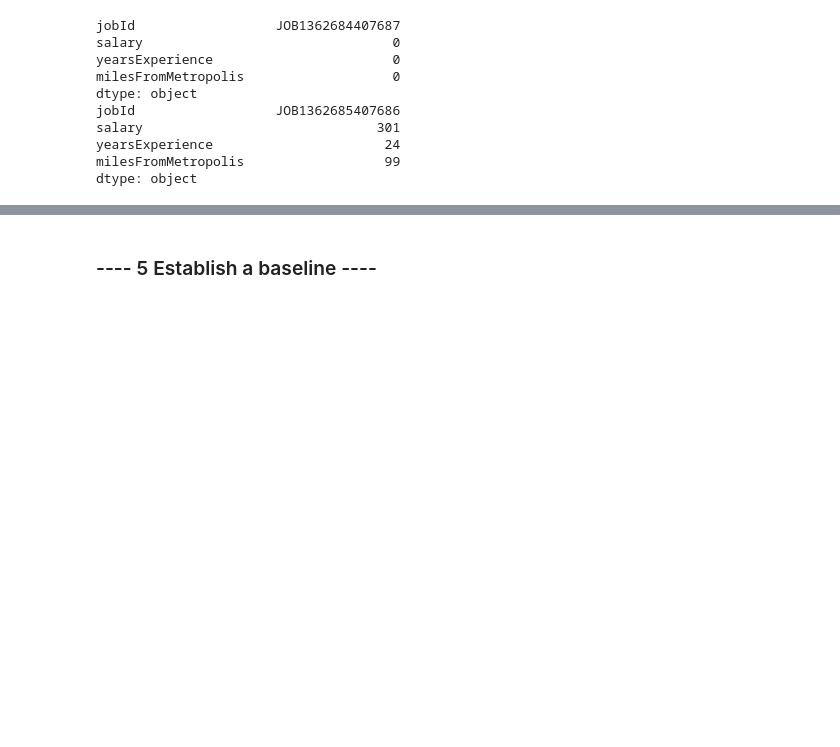
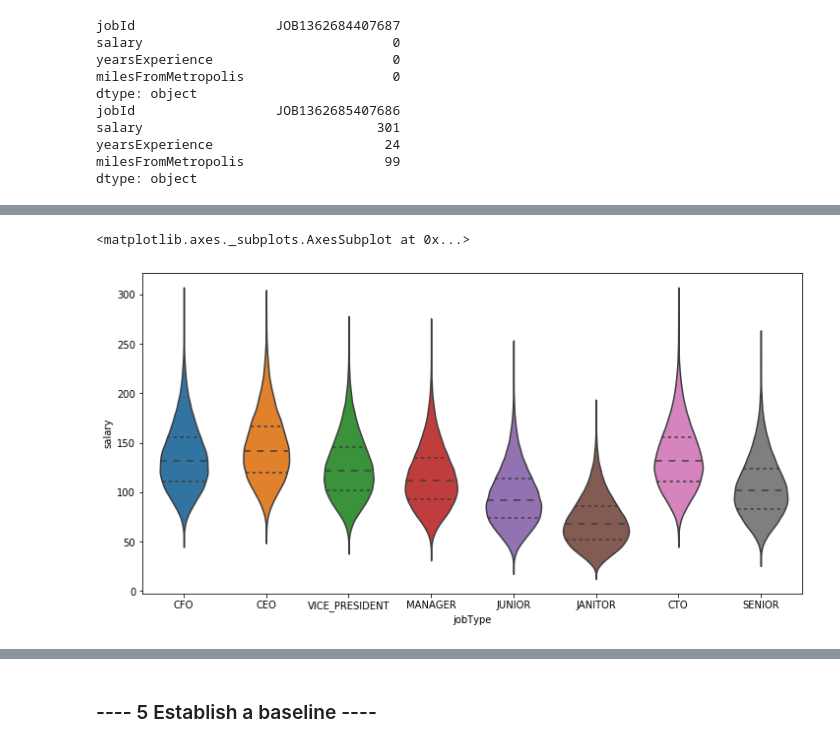
Before and after one commit to kevinodata/salary_predictions_portfolio, a Jupyter notebook: first_project.ipynb, the cells around one changed output, grey strips where cells are left out. Saved outputs shown, nothing was run; the diff lists cells and outputs as text; code cells hidden in the pictures; blank space fills up the shorter version.

```diff
--- a/first_project.ipynb
+++ b/first_project.ipynb
@@ -184,0 +276,3 @@ dtype: object
+# %%
+model_train_data.drop('companyId', axis=1, inplace=True)
+model_train_data.head()
@@ -184,0 +286,7 @@ dtype: object
+# %%
+# jobType next.
+plt.figure(figsize=(12,6))
+sns.violinplot(data=model_train_data, x='jobType', y='salary', inner='quartile')
+# %% [output]
+<matplotlib.axes._subplots.AxesSubplot at 0x...>
+[figure, added]
```
Also changed, not shown: parts of 36 cells of this notebook.
